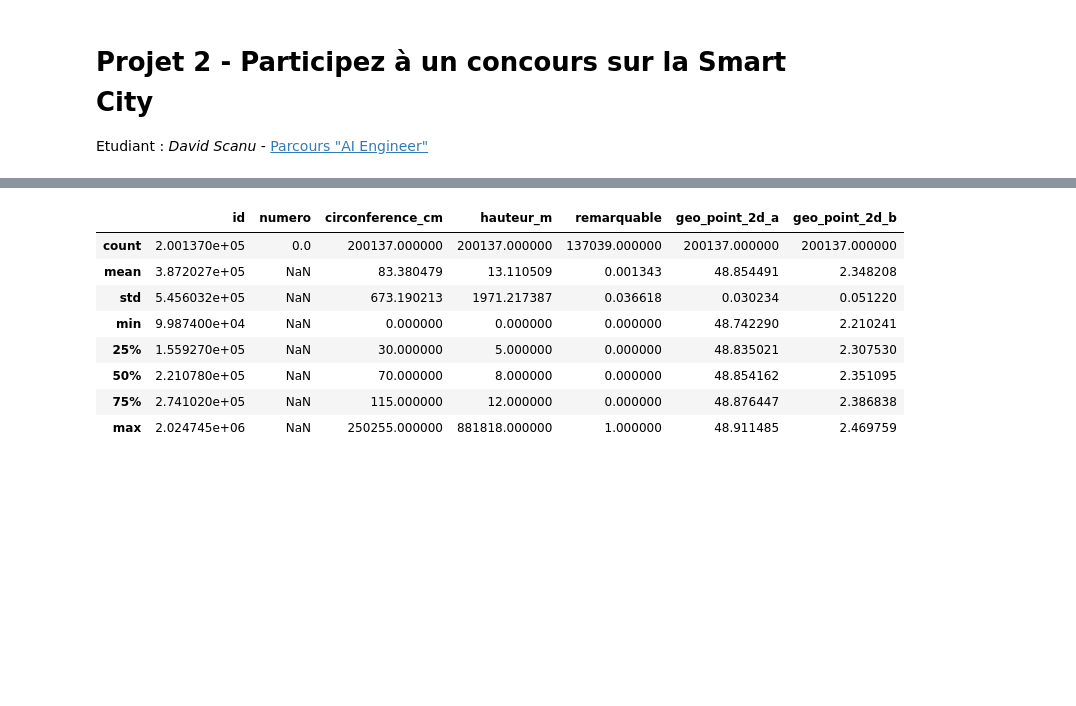
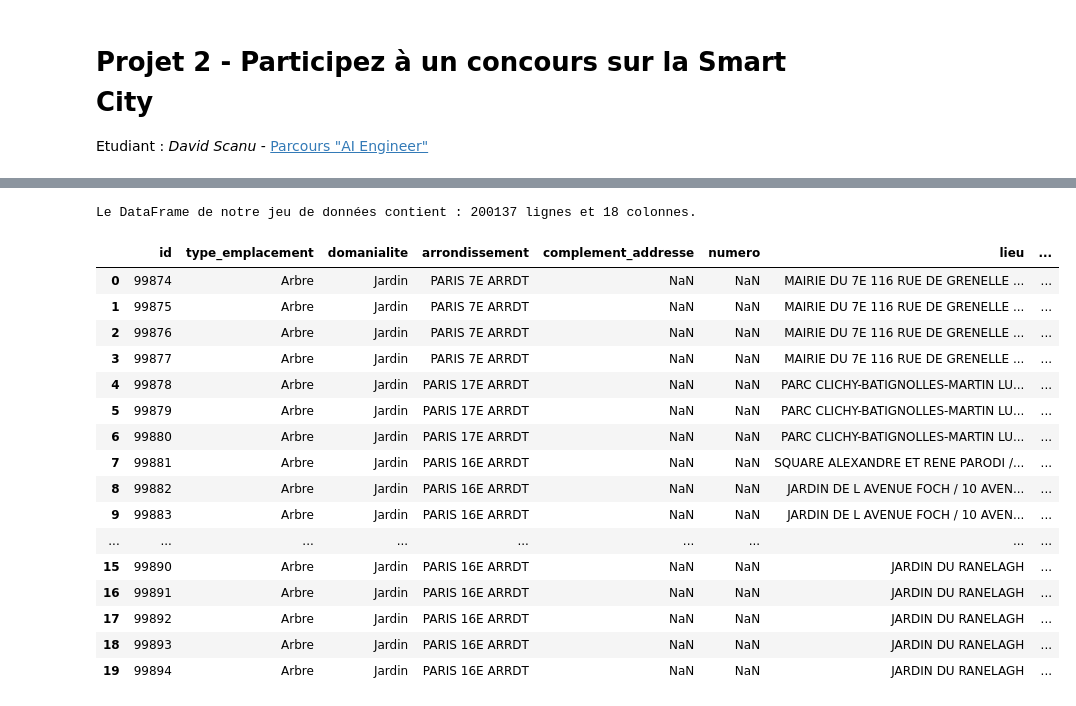
Before and after one commit to DavidScanu/oc-ai-engineer-p02-participez-a-un-concours-sur-la-smart-city, a Jupyter notebook: notebook.ipynb, the cells around one changed output, grey strips where cells are left out. Cells and saved outputs as stored; diff of their text form; code cells hidden in the pictures; blank space fills up the shorter version.

```diff
--- a/notebook.ipynb
+++ b/notebook.ipynb
@@ -26,12 +13,26 @@ data
-# %%
-data.describe()
-# %% [output]
-|  | id | numero | circonference_cm | hauteur_m | remarquable | geo_point_2d_a | geo_point_2d_b |
-| count | 2.001370e+05 | 0.0 | 200137.000000 | 200137.000000 | 137039.000000 | 200137.000000 | 200137.000000 |
-| mean | 3.872027e+05 | NaN | 83.380479 | 13.110509 | 0.001343 | 48.854491 | 2.348208 |
-| std | 5.456032e+05 | NaN | 673.190213 | 1971.217387 | 0.036618 | 0.030234 | 0.051220 |
-| min | 9.987400e+04 | NaN | 0.000000 | 0.000000 | 0.000000 | 48.742290 | 2.210241 |
-| 25% | 1.559270e+05 | NaN | 30.000000 | 5.000000 | 0.000000 | 48.835021 | 2.307530 |
-| 50% | 2.210780e+05 | NaN | 70.000000 | 8.000000 | 0.000000 | 48.854162 | 2.351095 |
-| 75% | 2.741020e+05 | NaN | 115.000000 | 12.000000 | 0.000000 | 48.876447 | 2.386838 |
-| max | 2.024745e+06 | NaN | 250255.000000 | 881818.000000 | 1.000000 | 48.911485 | 2.469759 |
+# %%
+data.shape
+print(f"Le DataFrame de notre jeu de données contient : {data.shape[0]} lignes et {data.shape[1]} colonnes.")
+# %% [output]
+Le DataFrame de notre jeu de données contient : 200137 lignes et 18 colonnes.
+# %%
+# Visualisation d'un échantillon des données
+data.head(20)
+# %% [output]
+|  | id | type_emplacement | domanialite | arrondissement | complement_addresse | numero | lieu | ... |
+| 0 | 99874 | Arbre | Jardin | PARIS 7E ARRDT | NaN | NaN | MAIRIE DU 7E 116 RUE DE GRENELLE ... | ... |
+| 1 | 99875 | Arbre | Jardin | PARIS 7E ARRDT | NaN | NaN | MAIRIE DU 7E 116 RUE DE GRENELLE ... | ... |
+| 2 | 99876 | Arbre | Jardin | PARIS 7E ARRDT | NaN | NaN | MAIRIE DU 7E 116 RUE DE GRENELLE ... | ... |
+| 3 | 99877 | Arbre | Jardin | PARIS 7E ARRDT | NaN | NaN | MAIRIE DU 7E 116 RUE DE GRENELLE ... | ... |
+| 4 | 99878 | Arbre | Jardin | PARIS 17E ARRDT | NaN | NaN | PARC CLICHY-BATIGNOLLES-MARTIN LU... | ... |
+| 5 | 99879 | Arbre | Jardin | PARIS 17E ARRDT | NaN | NaN | PARC CLICHY-BATIGNOLLES-MARTIN LU... | ... |
+| 6 | 99880 | Arbre | Jardin | PARIS 17E ARRDT | NaN | NaN | PARC CLICHY-BATIGNOLLES-MARTIN LU... | ... |
+| 7 | 99881 | Arbre | Jardin | PARIS 16E ARRDT | NaN | NaN | SQUARE ALEXANDRE ET RENE PARODI /... | ... |
+| 8 | 99882 | Arbre | Jardin | PARIS 16E ARRDT | NaN | NaN | JARDIN DE L AVENUE FOCH / 10 AVEN... | ... |
+| 9 | 99883 | Arbre | Jardin | PARIS 16E ARRDT | NaN | NaN | JARDIN DE L AVENUE FOCH / 10 AVEN... | ... |
+| ... | ... | ... | ... | ... | ... | ... | ... | ... |
+| 15 | 99890 | Arbre | Jardin | PARIS 16E ARRDT | NaN | NaN | JARDIN DU RANELAGH | ... |
+| 16 | 99891 | Arbre | Jardin | PARIS 16E ARRDT | NaN | NaN | JARDIN DU RANELAGH | ... |
+| 17 | 99892 | Arbre | Jardin | PARIS 16E ARRDT | NaN | NaN | JARDIN DU RANELAGH | ... |
+| 18 | 99893 | Arbre | Jardin | PARIS 16E ARRDT | NaN | NaN | JARDIN DU RANELAGH | ... |
+| 19 | 99894 | Arbre | Jardin | PARIS 16E ARRDT | NaN | NaN | JARDIN DU RANELAGH | ... |
```
Also changed, not shown: parts of 26 cells of this notebook.
